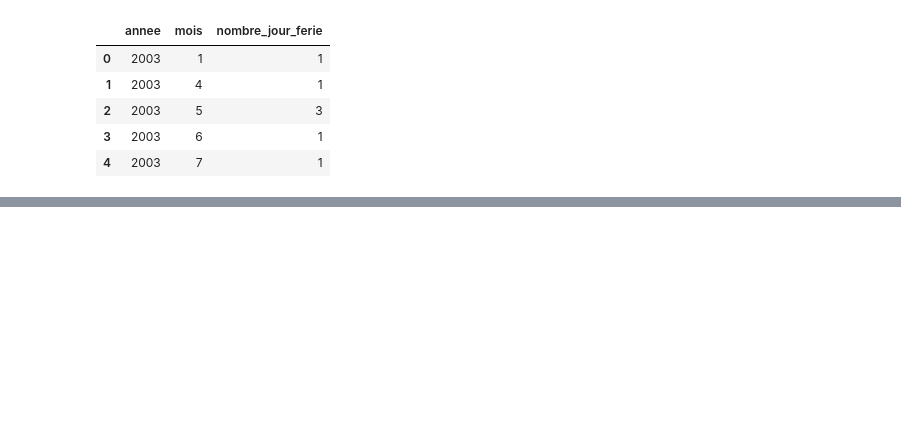
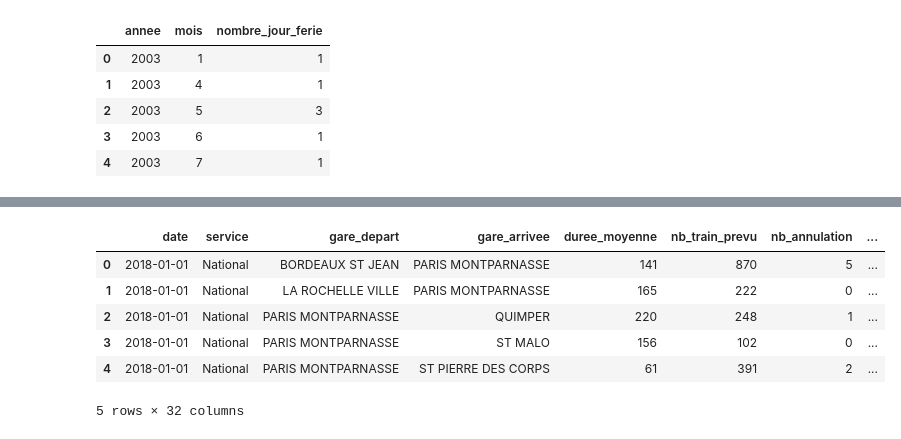
Before and after one commit to Enaouram/prediction-of-TGV-delays, a Jupyter notebook: dataset/merge_datasets.ipynb, the cells around one changed output, grey strips where cells are left out. Drawn from its saved outputs; the diff is of its cells as text; code cells hidden in the pictures; blank space fills up the shorter version.

```diff
--- a/dataset/merge_datasets.ipynb
+++ b/dataset/merge_datasets.ipynb
@@ -49,0 +63,7 @@ merged_data.to_csv('nouveau_dataset_fusionne.csv', index=False)
+# %%
+# Charger le dataset des jours fériés de vacances
+relative_path = 'vacation_month_ratio.csv'
+csv_path = os.path.join(script_dir, relative_path)
+data_vacations = pd.read_csv(csv_path, delimiter=",")
+
+data_vacations.head()
@@ -49,0 +77,16 @@ merged_data.to_csv('nouveau_dataset_fusionne.csv', index=False)
+# %%
+# Fusionner les deux datasets en utilisant la colonne 'date' comme clé de fusion
+merged_data_retard_ferie_vacation = pd.merge(merged_data_retard_ferie, data_vacations, left_on=['annee', 'mois'], right_on=['annee', 'mois'], how='left')
+
+# Remplace les valeurs NaN par 0
+merged_data_retard_ferie_vacation = merged_data_retard_ferie_vacation.fillna(0)
+# Le résultat sera un nouveau dataset avec toutes les colonnes des deux datasets
+merged_data_retard_ferie_vacation.head()
+# %% [output]
+|  | date | service | gare_depart | gare_arrivee | duree_moyenne | nb_train_prevu | nb_annulation | ... |
+| 0 | 2018-01-01 | National | BORDEAUX ST JEAN | PARIS MONTPARNASSE | 141 | 870 | 5 | ... |
+| 1 | 2018-01-01 | National | LA ROCHELLE VILLE | PARIS MONTPARNASSE | 165 | 222 | 0 | ... |
+| 2 | 2018-01-01 | National | PARIS MONTPARNASSE | QUIMPER | 220 | 248 | 1 | ... |
+| 3 | 2018-01-01 | National | PARIS MONTPARNASSE | ST MALO | 156 | 102 | 0 | ... |
+| 4 | 2018-01-01 | National | PARIS MONTPARNASSE | ST PIERRE DES CORPS | 61 | 391 | 2 | ... |
+5 rows × 32 columns
```
Also changed, not shown: parts of 7 cells of this notebook, 5 other files.
